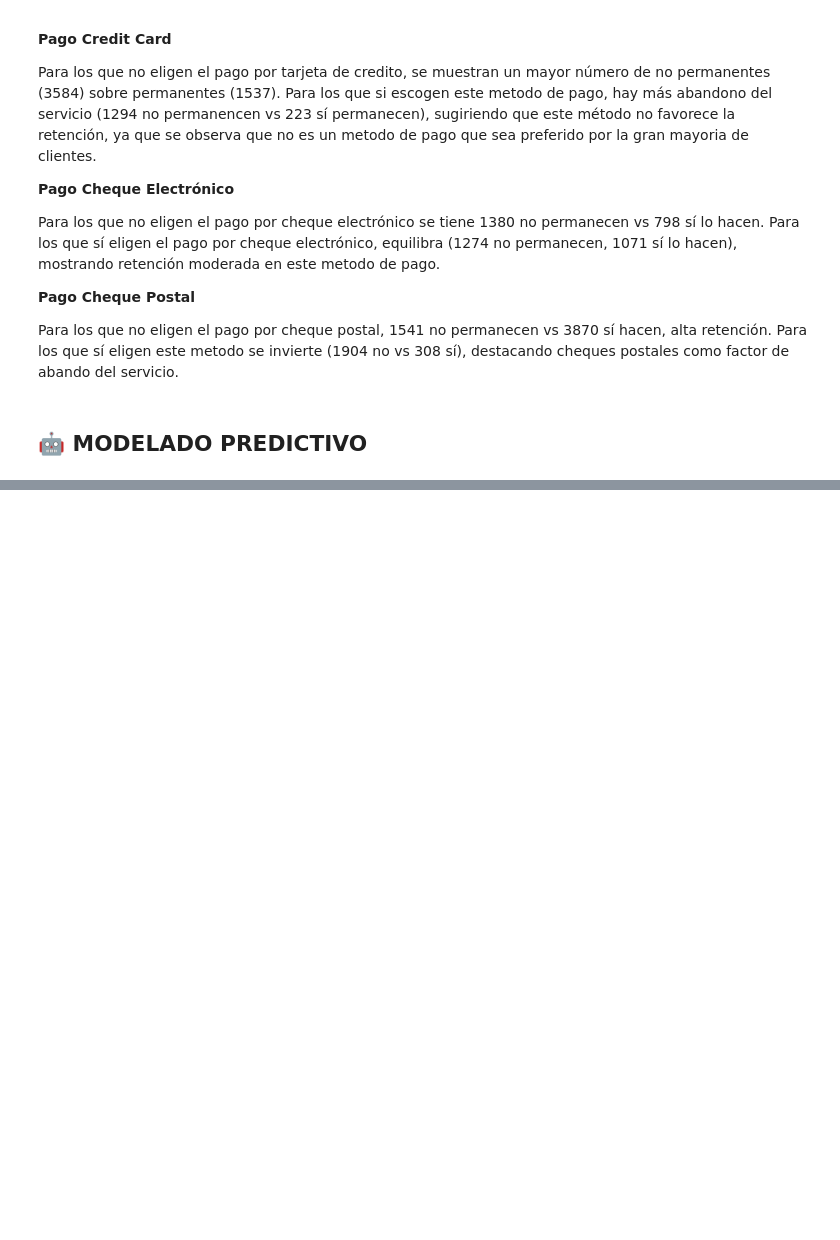
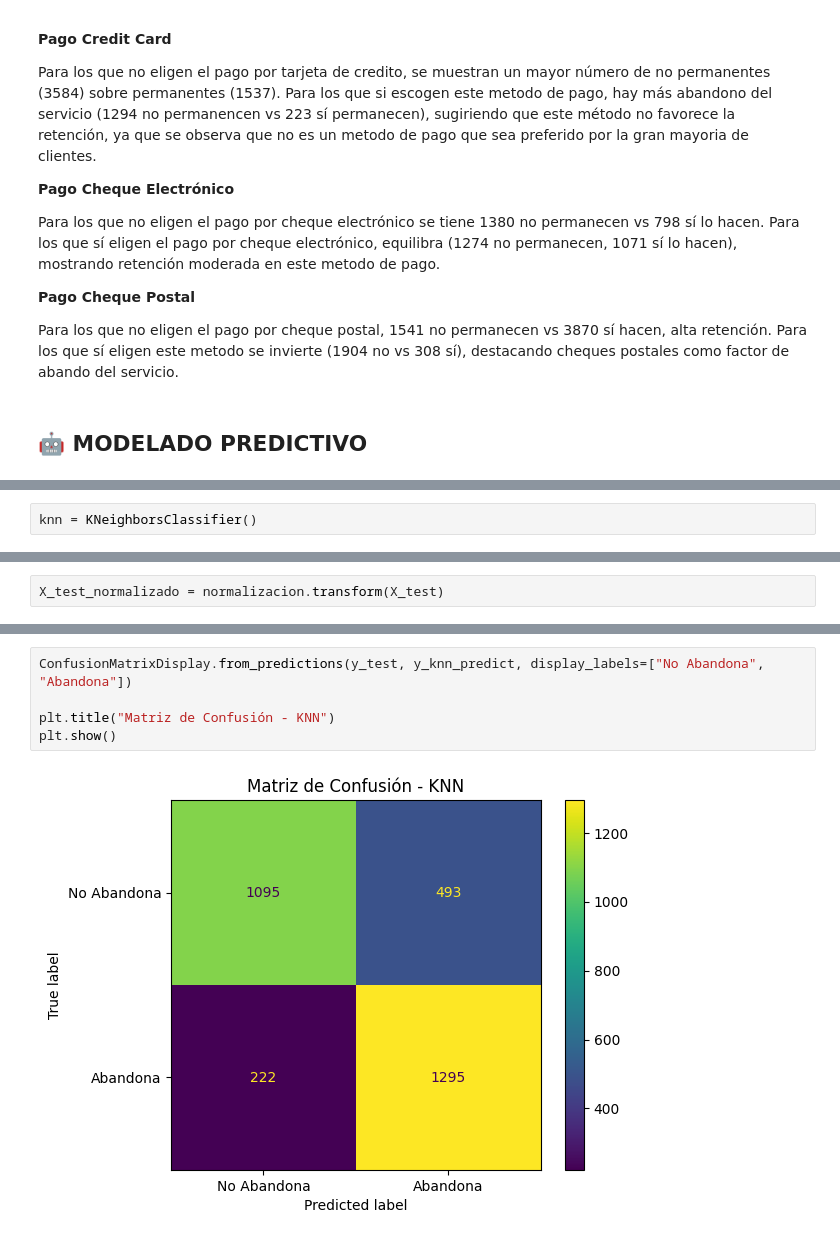
Before and after one commit to CarloR04/Challenge-Telcom_X_2, a Jupyter notebook: Telcom_X_part_2.ipynb, the cells around one changed output, grey strips where cells are left out. Saved outputs shown, nothing was run; the diff lists cells and outputs as text; blank space fills up the shorter version.

```diff
--- a/Telcom_X_part_2.ipynb
+++ b/Telcom_X_part_2.ipynb
@@ -520,0 +622,2 @@ y_test: (3105,)
+# %%
+knn = KNeighborsClassifier()
@@ -520,0 +628,2 @@ y_test: (3105,)
+# %%
+X_test_normalizado = normalizacion.transform(X_test)
@@ -520,0 +700,7 @@ y_test: (3105,)
+# %%
+ConfusionMatrixDisplay.from_predictions(y_test, y_knn_predict, display_labels=["No Abandona", "Abandona"])
+
+plt.title("Matriz de Confusión - KNN")
+plt.show()
+# %% [output]
+[figure, added]
```
Also changed, not shown: parts of 27 cells of this notebook.
